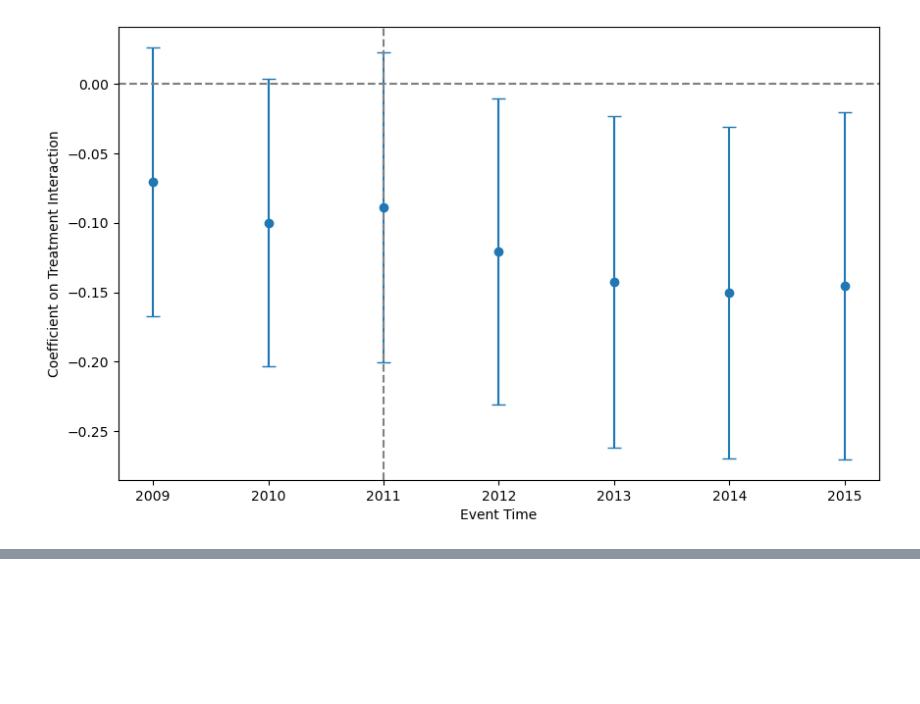
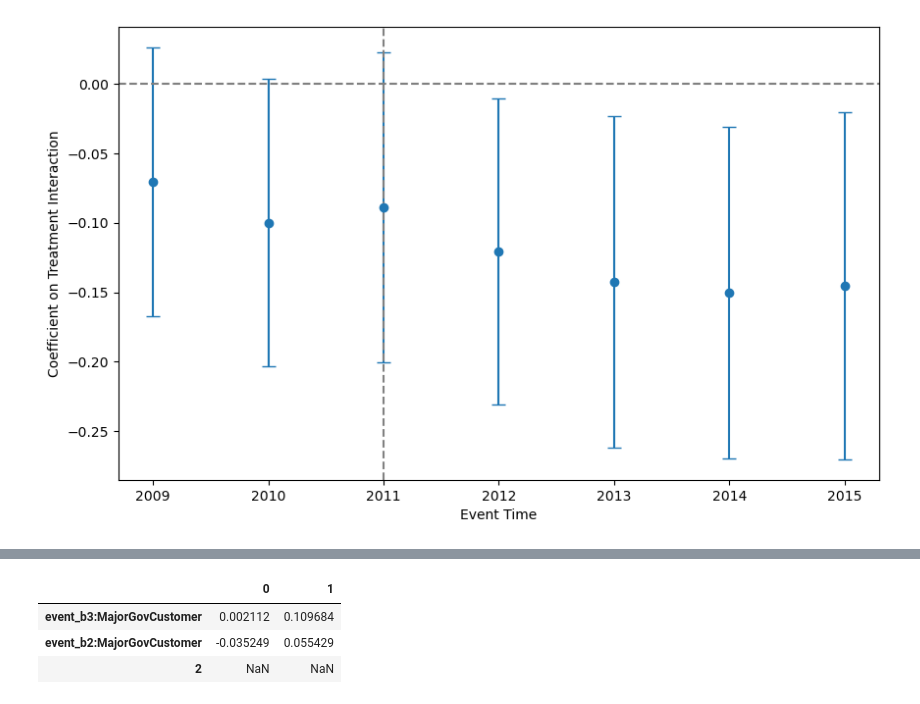
Before and after one commit to wangyouan/STOCKAct, a Jupyter notebook: Notebook/DrawParallelTrends.ipynb, the cells around one changed output, grey strips where cells are left out. Drawn from its saved outputs; the diff is of its cells as text; code cells hidden in the pictures; blank space fills up the shorter version.

```diff
--- a/Notebook/DrawParallelTrends.ipynb
+++ b/Notebook/DrawParallelTrends.ipynb
@@ -8,6 +9,6 @@ from itertools import combinations
 # %%
 # Step 1: Load the data and create event time variable
-file_path = r"D:\Onedrive\Temp\Projects\STOCKAct\regression_data\20240825_stock_act_reg_data.dta"
+file_path = r"D:\Onedrive\Temp\Projects\STOCKAct\regression_data\20240918_stock_act_reg_data.dta"
 data = pd.read_stata(file_path).copy()
 
 # Generate the event time variable
@@ -175,0 +210,7 @@ for r in range(7, len(variables) + 1):
+# %%
+conf_int1
+# %% [output]
+|  | 0 | 1 |
+| event_b3:MajorGovCustomer | 0.002112 | 0.109684 |
+| event_b2:MajorGovCustomer | -0.035249 | 0.055429 |
+| 2 | NaN | NaN |
```
Also changed, not shown: parts of 2 cells of this notebook, 2 other files.
